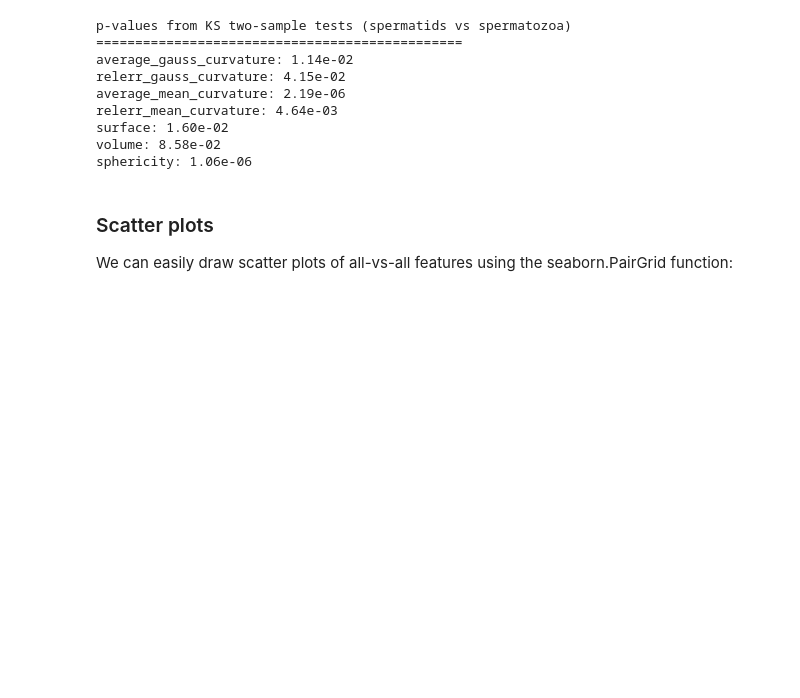
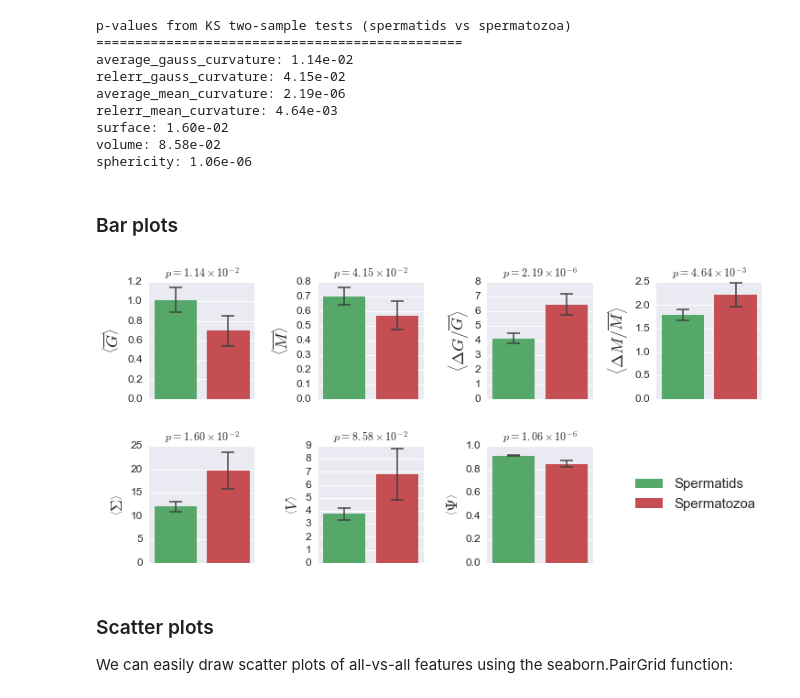
Before and after one commit to ComplexityBiosystems/acrosome_classification, a Jupyter notebook: notebooks/Automatic_classification_SVM_acrosome_dataset.ipynb, the cells around one changed output. Drawn from its saved outputs; the diff is of its cells as text; code cells hidden in the pictures; blank space fills up the shorter version.

```diff
--- a/notebooks/Automatic_classification_SVM_acrosome_dataset.ipynb
+++ b/notebooks/Automatic_classification_SVM_acrosome_dataset.ipynb
@@ -94,10 +94,12 @@ We do a two-sample KS test for each feature, comparing spermatids versus spermat
 # %%
 print "p-values from KS two-sample tests (spermatids vs spermatozoa)"
 print "==============================================="
+pvals = {}
 for human_readable_col,col in zip(human_readable_colnames,geno.columns):
     sample1 = geno.loc[pheno.sample_type=="Spermatids",col]
     sample2 = geno.loc[pheno.sample_type=="Spermatozoa",col]
-    print "%s: %.2e" % (human_readable_col,ks_2samp(sample1,sample2).pvalue)
+    pvals[col] = ks_2samp(sample1,sample2).pvalue
+    print "%s: %.2e" % (human_readable_col,pvals[col])
 # %% [output]
 p-values from KS two-sample tests (spermatids vs spermatozoa)
 ===============================================
@@ -108,6 +110,45 @@ relerr_mean_curvature: 4.64e-03
 surface: 1.60e-02
 volume: 8.58e-02
 sphericity: 1.06e-06
+# %% [markdown]
+### Bar plots
+# %%
+def latexformat(float_val):
+    a = "%.2e" % float_val
+    return "$p="+a.split("e")[0] + "\\times" + "10^{%d}" % int(a.split("e")[1])+"$"
+# %%
+plt.figure(figsize=(12,5.5))
+geno["hue"] = pheno.sample_type
+yerrs = (1.96*geno.groupby(pheno.sample_type).std().T/np.sqrt(geno.groupby(pheno.sample_type).apply(lambda x:x.shape[0]))).T
+for i,col in enumerate(geno.columns[:-1]):
+    gax = plt.subplot(2,4,i+1)
+    plt.title(latexformat(pvals[col]))
+    sns.barplot(data=geno,x="hue",y=col,ax=gax,capsize=0,ci=0,
+                palette=colors,linewidth=0,saturation=1,errcolor="0.25")
+    plt.errorbar([0,1],
+                 geno.groupby(pheno.sample_type).mean()[col].values,
+                 # show std in errorbars
+                 #yerr=geno.groupby(pheno.sample_type).std()[col].values,
+                 # show 95% confidence for themean in errorbars
+                 yerr=yerrs[col].values,
+                 linewidth=0,elinewidth=1.5,capsize=7,capthick=1.5,color="0.25")
+    # Fix ticks and labels
+    plt.ylabel("$\\left\\langle"+col.replace("$","")+"\\right\\rangle$",fontsize=18)
+    plt.yticks(fontsize=12)
+    plt.xlabel("")
+    plt.xticks([])
+
+    # Draw legend
+    if i==6:
+        plt.bar([0],[0],linewidth=0,color=colors["Spermatids"],label="Spermatids")
+        plt.bar([0],[0],linewidth=0,color=colors["Spermatozoa"],label="Spermatozoa")
+        plt.legend(loc=(1.35,0.4),fontsize=15)
+
+plt.subplots_adjust(wspace=0.6,hspace=0.4)
+geno.drop("hue",axis=1,inplace=True)
+plt.savefig("../output/figures/fig_barplots.pdf")
+# %% [output]
+[figure, added]
 # %% [markdown]
 ### Scatter plots
 We can easily draw scatter plots of all-vs-all features using the seaborn.PairGrid function:
```
Also changed, not shown: parts of 1 cell of this notebook, 2 other files.
